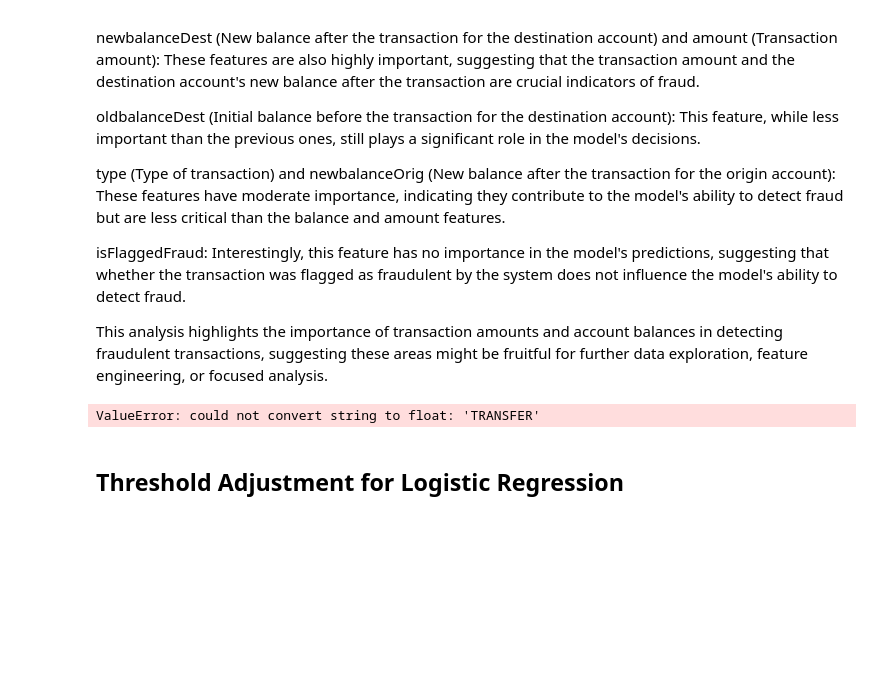
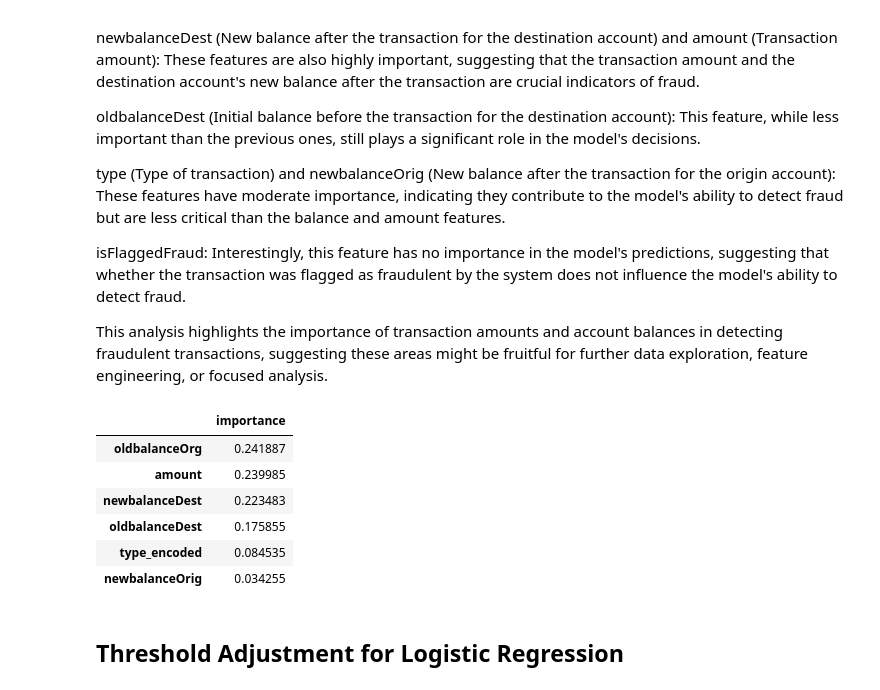
Before and after one commit to Dshah0623/Financial-Fraud-Detection, a Jupyter notebook: FinancialFraudDetection.ipynb, the cells around one changed output. Drawn from its saved outputs; the diff is of its cells as text; code cells hidden in the pictures; blank space fills up the shorter version.

```diff
--- a/FinancialFraudDetection.ipynb
+++ b/FinancialFraudDetection.ipynb
@@ -793,31 +793,45 @@ isFlaggedFraud: Interestingly, this feature has no importance in the model's pre
 
 This analysis highlights the importance of transaction amounts and account balances in detecting fraudulent transactions, suggesting these areas might be fruitful for further data exploration, feature engineering, or focused analysis.
 # %%
+# Assuming ff_df is your original DataFrame
+
 # Encoding the 'type' column
+from sklearn.preprocessing import LabelEncoder
 le = LabelEncoder()
 ff_df['type_encoded'] = le.fit_transform(ff_df['type'])
 
-# Dropping unnecessary columns and NaN values
-data_cleaned = ff_df.drop(['Unnamed: 0', 'nameOrig', 'nameDest'], axis=1)
+# Dropping the original 'type' column along with other unnecessary columns
+data_cleaned = ff_df.drop(['Unnamed: 0', 'nameOrig', 'nameDest', 'type'], axis=1) # 'type' column is dropped here
+
 # Splitting the dataset into features (X) and target variable (y)
 X = data_cleaned.drop('isFraud', axis=1)
 y = data_cleaned['isFraud']
+
+from sklearn.model_selection import train_test_split
+from sklearn.ensemble import RandomForestClassifier
 
 # Splitting the data into training and testing sets
 X_train, X_test, y_train, y_test = train_test_split(X, y, test_size=0.2, random_state=42)
 
 # Random Forest Classifier
 rf_classifier = RandomForestClassifier(n_estimators=1000, random_state=42)
 rf_classifier.fit(X_train, y_train)
 
 # Feature Importance
+import pandas as pd
 feature_importances = pd.DataFrame(rf_classifier.feature_importances_,
                                    index = X_train.columns,
                                    columns=['importance']).sort_values('importance', ascending=False)
 
 feature_importances
 # %% [output]
-ValueError: could not convert string to float: 'TRANSFER'
+|  | importance |
+| oldbalanceOrg | 0.241887 |
+| amount | 0.239985 |
+| newbalanceDest | 0.223483 |
+| oldbalanceDest | 0.175855 |
+| type_encoded | 0.084535 |
+| newbalanceOrig | 0.034255 |
 # %%
 # from sklearn.model_selection import GridSearchCV
 
```
Also changed, not shown: parts of 3 cells of this notebook.
